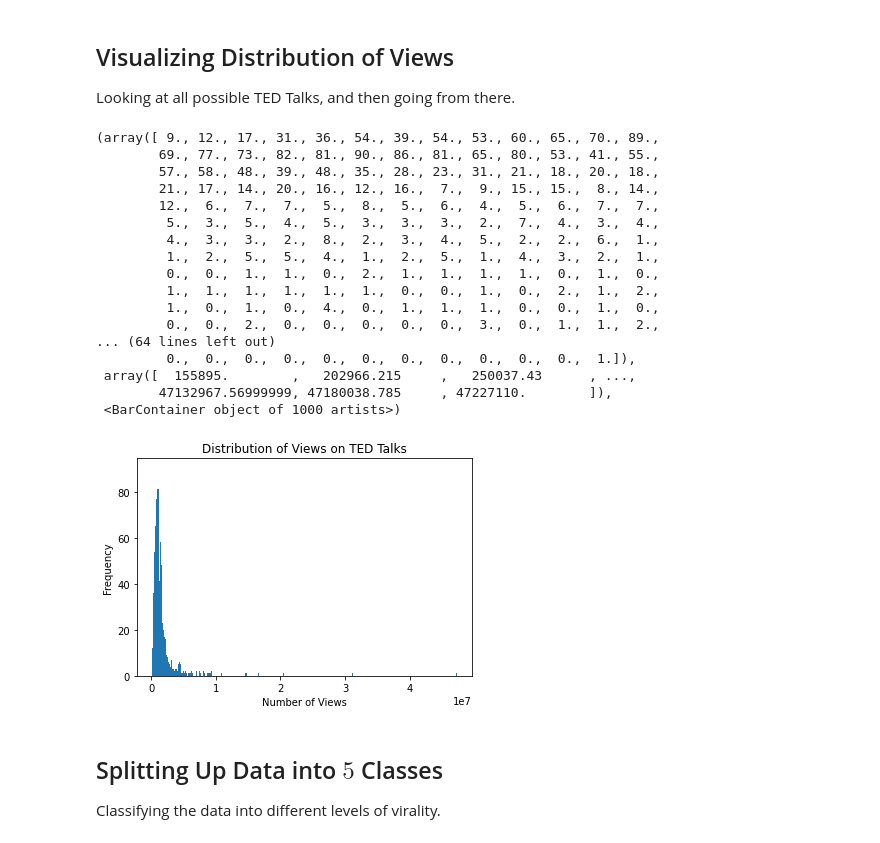
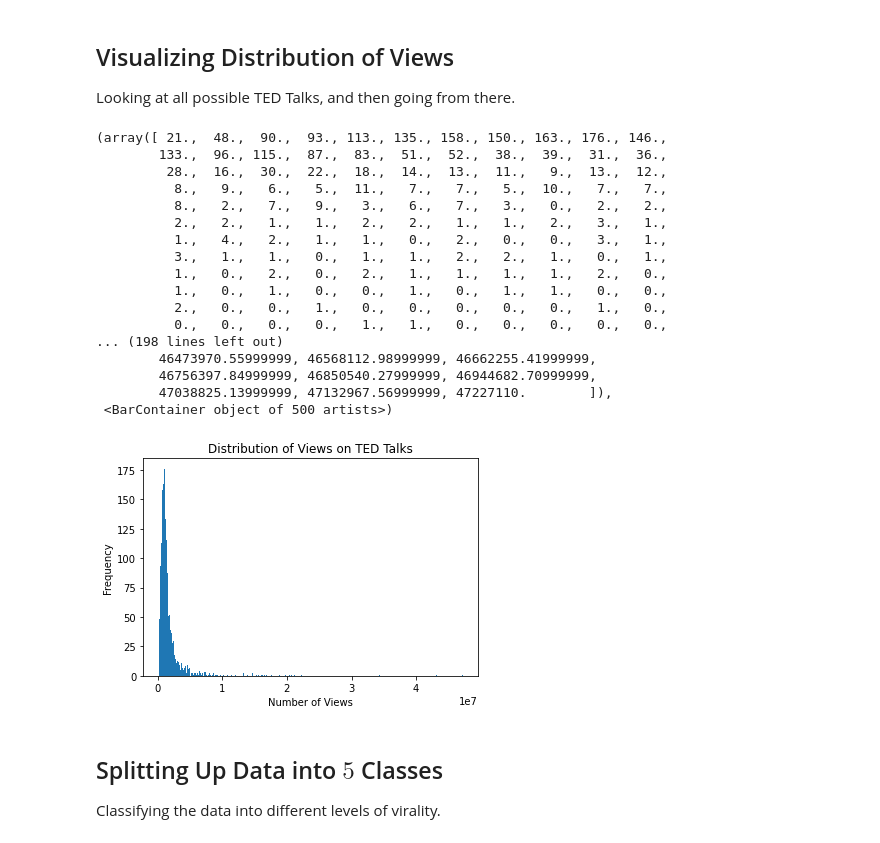
Before and after one commit to cpondoc/cs-221-final-project, a Jupyter notebook: notebooks/histogram.ipynb, the cells around one changed output. Cells and saved outputs as stored; diff of their text form; code cells hidden in the pictures.

```diff
--- a/histogram.ipynb
+++ b/notebooks/histogram.ipynb
@@ -13,8 +13,8 @@ import pandas as pd
 ## Reading in Data
 Looking at the data from the Kaggle dataset.
 # %%
-main_df = pd.read_csv('data/ted_main.csv')
-transcript_df = pd.read_csv('data/transcripts.csv')
+main_df = pd.read_csv('../data/ted_main.csv')
+transcript_df = pd.read_csv('../data/transcripts.csv')
 
 # Look at columns
 print(main_df.columns)
@@ -60,29 +60,29 @@ Looking at all possible TED Talks, and then going from there.
 # %%
 main_df = main_df.sort_values(by=['views'])
 views = main_df['views']
 plt.title("Distribution of Views on TED Talks")
 plt.xlabel("Number of Views")
 plt.ylabel("Frequency")
-plt.hist(views, bins=1000)
+plt.hist(views, bins=500)
 # %% [output]
-(array([ 9., 12., 17., 31., 36., 54., 39., 54., 53., 60., 65., 70., 89.,
-        69., 77., 73., 82., 81., 90., 86., 81., 65., 80., 53., 41., 55.,
-        57., 58., 48., 39., 48., 35., 28., 23., 31., 21., 18., 20., 18.,
-        21., 17., 14., 20., 16., 12., 16.,  7.,  9., 15., 15.,  8., 14.,
-        12.,  6.,  7.,  7.,  5.,  8.,  5.,  6.,  4.,  5.,  6.,  7.,  7.,
-         5.,  3.,  5.,  4.,  5.,  3.,  3.,  3.,  2.,  7.,  4.,  3.,  4.,
-         4.,  3.,  3.,  2.,  8.,  2.,  3.,  4.,  5.,  2.,  2.,  6.,  1.,
-         1.,  2.,  5.,  5.,  4.,  1.,  2.,  5.,  1.,  4.,  3.,  2.,  1.,
-         0.,  0.,  1.,  1.,  0.,  2.,  1.,  1.,  1.,  1.,  0.,  1.,  0.,
-         1.,  1.,  1.,  1.,  1.,  1.,  0.,  0.,  1.,  0.,  2.,  1.,  2.,
-         1.,  0.,  1.,  0.,  4.,  0.,  1.,  1.,  1.,  0.,  0.,  1.,  0.,
-         0.,  0.,  2.,  0.,  0.,  0.,  0.,  0.,  3.,  0.,  1.,  1.,  2.,
-... (64 lines left out)
-         0.,  0.,  0.,  0.,  0.,  0.,  0.,  0.,  0.,  0.,  0.,  1.]),
- array([  155895.        ,   202966.215     ,   250037.43      , ...,
-        47132967.56999999, 47180038.785     , 47227110.        ]),
- <BarContainer object of 1000 artists>)
+(array([ 21.,  48.,  90.,  93., 113., 135., 158., 150., 163., 176., 146.,
+        133.,  96., 115.,  87.,  83.,  51.,  52.,  38.,  39.,  31.,  36.,
+         28.,  16.,  30.,  22.,  18.,  14.,  13.,  11.,   9.,  13.,  12.,
+          8.,   9.,   6.,   5.,  11.,   7.,   7.,   5.,  10.,   7.,   7.,
+          8.,   2.,   7.,   9.,   3.,   6.,   7.,   3.,   0.,   2.,   2.,
+          2.,   2.,   1.,   1.,   2.,   2.,   1.,   1.,   2.,   3.,   1.,
+          1.,   4.,   2.,   1.,   1.,   0.,   2.,   0.,   0.,   3.,   1.,
+          3.,   1.,   1.,   0.,   1.,   1.,   2.,   2.,   1.,   0.,   1.,
+          1.,   0.,   2.,   0.,   2.,   1.,   1.,   1.,   1.,   2.,   0.,
+          1.,   0.,   1.,   0.,   0.,   1.,   0.,   1.,   1.,   0.,   0.,
+          2.,   0.,   0.,   1.,   0.,   0.,   0.,   0.,   0.,   1.,   0.,
+          0.,   0.,   0.,   0.,   1.,   1.,   0.,   0.,   0.,   0.,   0.,
+... (198 lines left out)
+        46473970.55999999, 46568112.98999999, 46662255.41999999,
+        46756397.84999999, 46850540.27999999, 46944682.70999999,
+        47038825.13999999, 47132967.56999999, 47227110.        ]),
+ <BarContainer object of 500 artists>)
-[figure, old version]
+[figure, new version]
 # %% [markdown]
 ## Splitting Up Data into $5$ Classes
 Classifying the data into different levels of virality.
```
Also changed, not shown: parts of 2 cells of this notebook, 2 other files.
